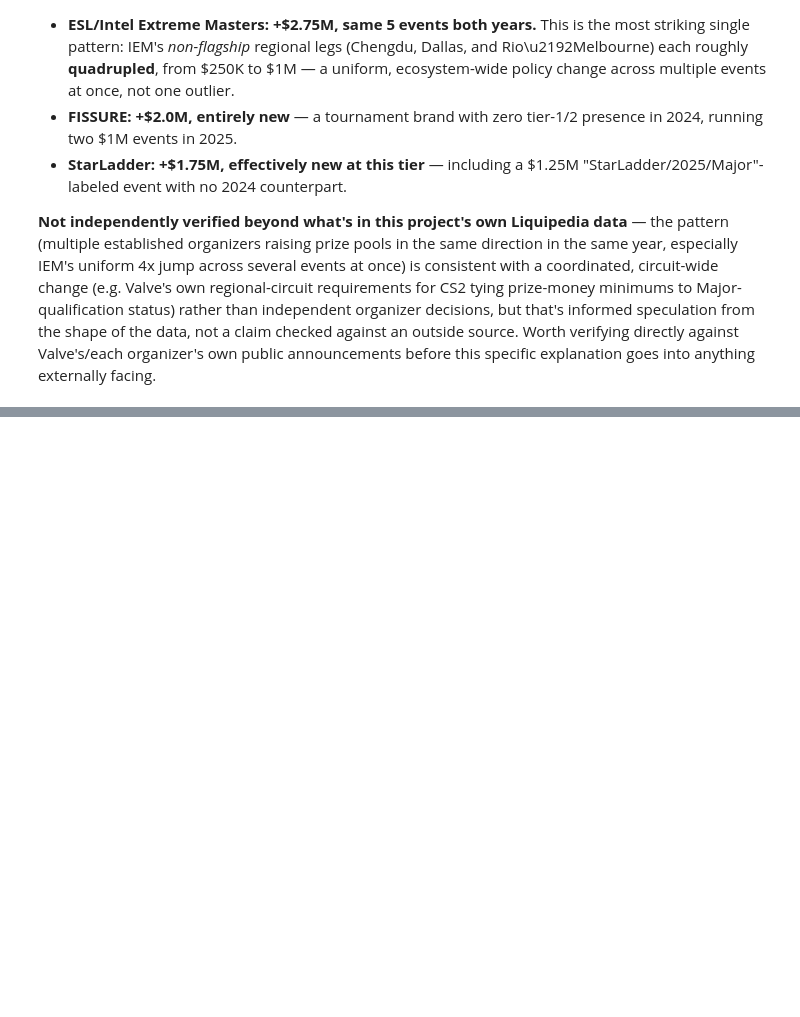
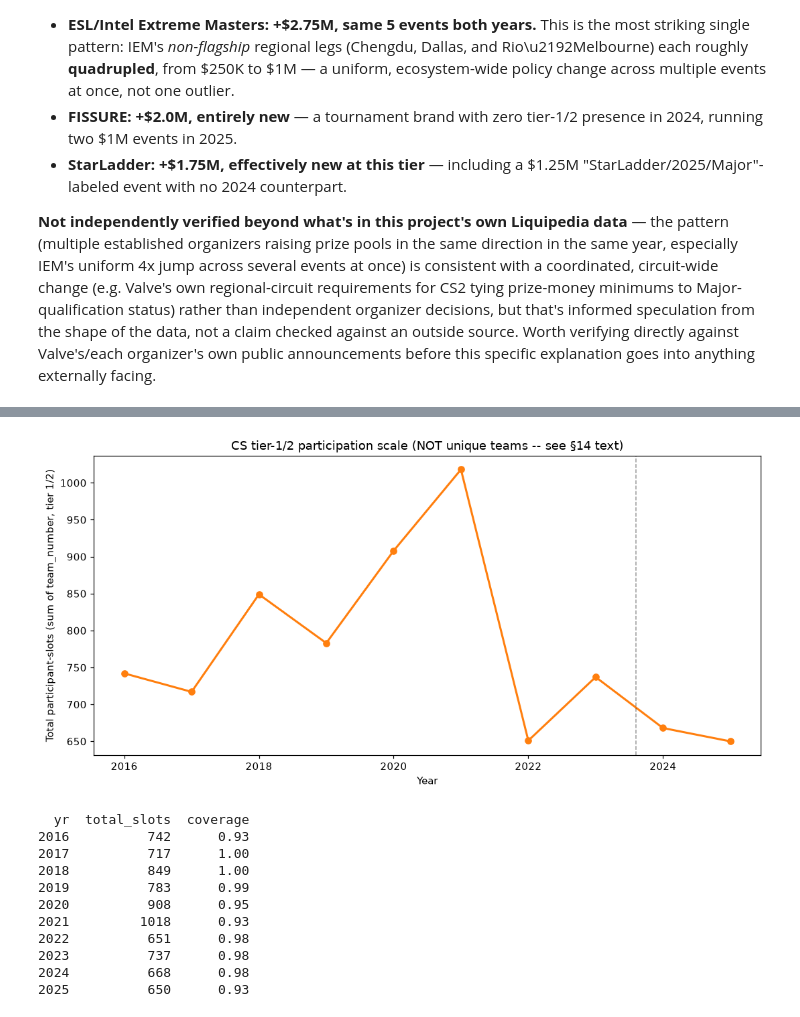
Before and after one commit to JacobH1994/fandomdatapuller, a Jupyter notebook: notebooks/cs_growth_trajectory.ipynb, the cells around one changed output, grey strips where cells are left out. Saved outputs shown, nothing was run; the diff lists cells and outputs as text; code cells hidden in the pictures; blank space fills up the shorter version.

```diff
--- a/notebooks/cs_growth_trajectory.ipynb
+++ b/notebooks/cs_growth_trajectory.ipynb
@@ -859,0 +960,35 @@ externally facing.
+# %%
+slots = pd.read_sql_query(
+    """SELECT substr(start_date,1,4) AS yr, sum(team_number) AS total_slots,
+       count(team_number) AS n_with_data, count(*) AS n_total
+       FROM tournaments WHERE title_id='counter_strike' AND tier IN ('1','2','S-Tier','A-Tier')
+       AND start_date >= '2016' AND start_date < '2026' GROUP BY yr ORDER BY yr""",
+    conn,
+)
+slots["yr"] = slots["yr"].astype(int)
+slots["coverage"] = slots["n_with_data"] / slots["n_total"]
+
+fig, ax = plt.subplots(figsize=(10, 5))
+ax.plot(slots["yr"], slots["total_slots"], "o-", color="#ff7f0e", linewidth=2)
+ax.axvline(2023.6, color="black", linestyle="--", linewidth=1, alpha=0.4)
+ax.set_xlabel("Year")
+ax.set_ylabel("Total participant-slots (sum of team_number, tier 1/2)")
+ax.set_title("CS tier-1/2 participation scale (NOT unique teams -- see \u00a714 text)")
+plt.tight_layout()
+plt.savefig(REPO_ROOT / "notebooks" / "_cs_growth_fig12_participation.png", dpi=110)
+plt.show()
+
+print(slots[["yr", "total_slots", "coverage"]].round(2).to_string(index=False))
+# %% [output]
+[figure, added]
+  yr  total_slots  coverage
+2016          742      0.93
+2017          717      1.00
+2018          849      1.00
+2019          783      0.99
+2020          908      0.95
+2021         1018      0.93
+2022          651      0.98
+2023          737      0.98
+2024          668      0.98
+2025          650      0.93
```
Also changed, not shown: parts of 11 cells of this notebook, 1 other file.
